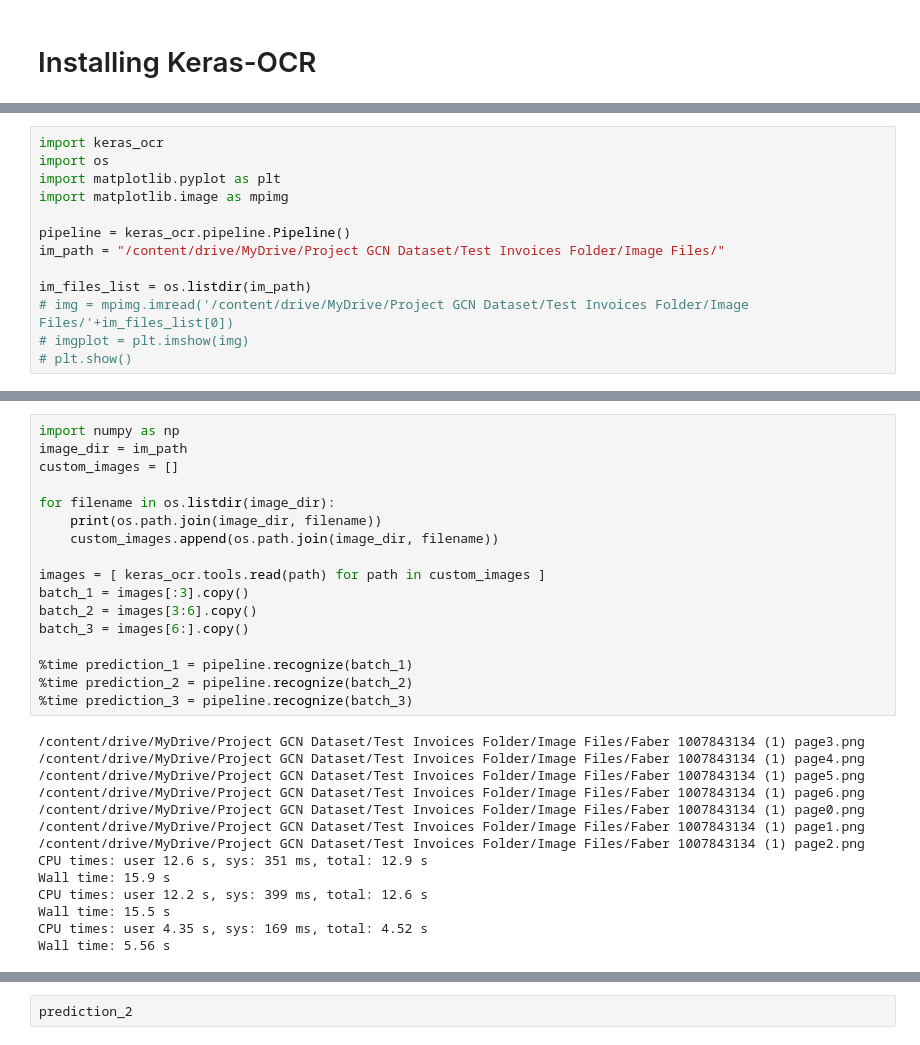
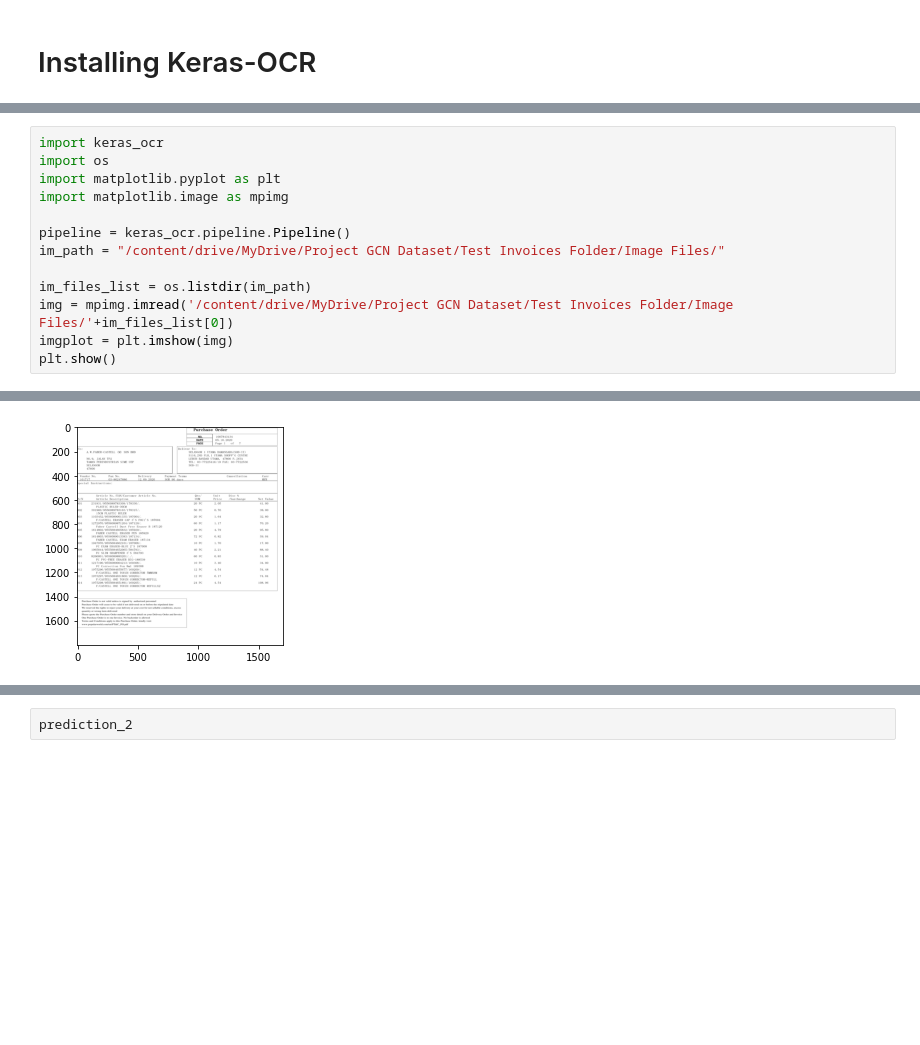
Before and after one commit to ahsansaif47/ids-model, a Jupyter notebook: ids_batch_training.ipynb, the cells around one changed output, grey strips where cells are left out. Cells and saved outputs as stored; diff of their text form; blank space fills up the shorter version.

Commit message:
Batch Training Updated

```diff
--- a/ids_batch_training.ipynb
+++ b/ids_batch_training.ipynb
@@ -1014,8 +972,8 @@ pipeline = keras_ocr.pipeline.Pipeline()
 im_path = "/content/drive/MyDrive/Project GCN Dataset/Test Invoices Folder/Image Files/"
 
 im_files_list = os.listdir(im_path)
-# img = mpimg.imread('/content/drive/MyDrive/Project GCN Dataset/Test Invoices Folder/Image Files/'+im_files_list[0])
-# imgplot = plt.imshow(img)
-# plt.show()
+img = mpimg.imread('/content/drive/MyDrive/Project GCN Dataset/Test Invoices Folder/Image Files/'+im_files_list[0])
+imgplot = plt.imshow(img)
+plt.show()
 # %% [output]
 Looking for /root/.keras-ocr/craft_mlt_25k.h5
@@ -1023,31 +983 @@ Looking for /root/.keras-ocr/crnn_kurapan.h5
+[figure, added]
-# %%
-import numpy as np
-image_dir = im_path
-custom_images = []
-
-for filename in os.listdir(image_dir):
-    print(os.path.join(image_dir, filename))
-    custom_images.append(os.path.join(image_dir, filename))
-
-images = [ keras_ocr.tools.read(path) for path in custom_images ]
-batch_1 = images[:3].copy()
-batch_2 = images[3:6].copy()
-batch_3 = images[6:].copy()
-
-%time prediction_1 = pipeline.recognize(batch_1)
-%time prediction_2 = pipeline.recognize(batch_2)
-%time prediction_3 = pipeline.recognize(batch_3)
-# %% [output]
-/content/drive/MyDrive/Project GCN Dataset/Test Invoices Folder/Image Files/Faber 1007843134 (1) page3.png
-/content/drive/MyDrive/Project GCN Dataset/Test Invoices Folder/Image Files/Faber 1007843134 (1) page4.png
-/content/drive/MyDrive/Project GCN Dataset/Test Invoices Folder/Image Files/Faber 1007843134 (1) page5.png
-/content/drive/MyDrive/Project GCN Dataset/Test Invoices Folder/Image Files/Faber 1007843134 (1) page6.png
-/content/drive/MyDrive/Project GCN Dataset/Test Invoices Folder/Image Files/Faber 1007843134 (1) page0.png
-/content/drive/MyDrive/Project GCN Dataset/Test Invoices Folder/Image Files/Faber 1007843134 (1) page1.png
-/content/drive/MyDrive/Project GCN Dataset/Test Invoices Folder/Image Files/Faber 1007843134 (1) page2.png
-CPU times: user 12.6 s, sys: 351 ms, total: 12.9 s
-Wall time: 15.9 s
-CPU times: user 12.2 s, sys: 399 ms, total: 12.6 s
-Wall time: 15.5 s
-CPU times: user 4.35 s, sys: 169 ms, total: 4.52 s
-Wall time: 5.56 s
```
Also changed, not shown: parts of 15 cells of this notebook.
